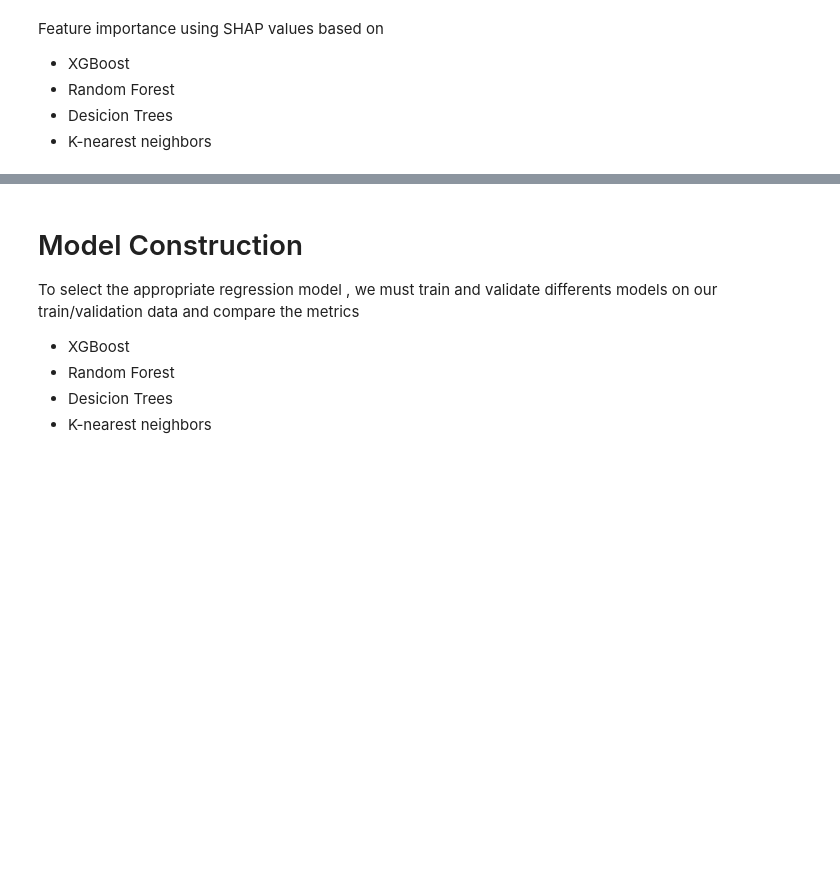
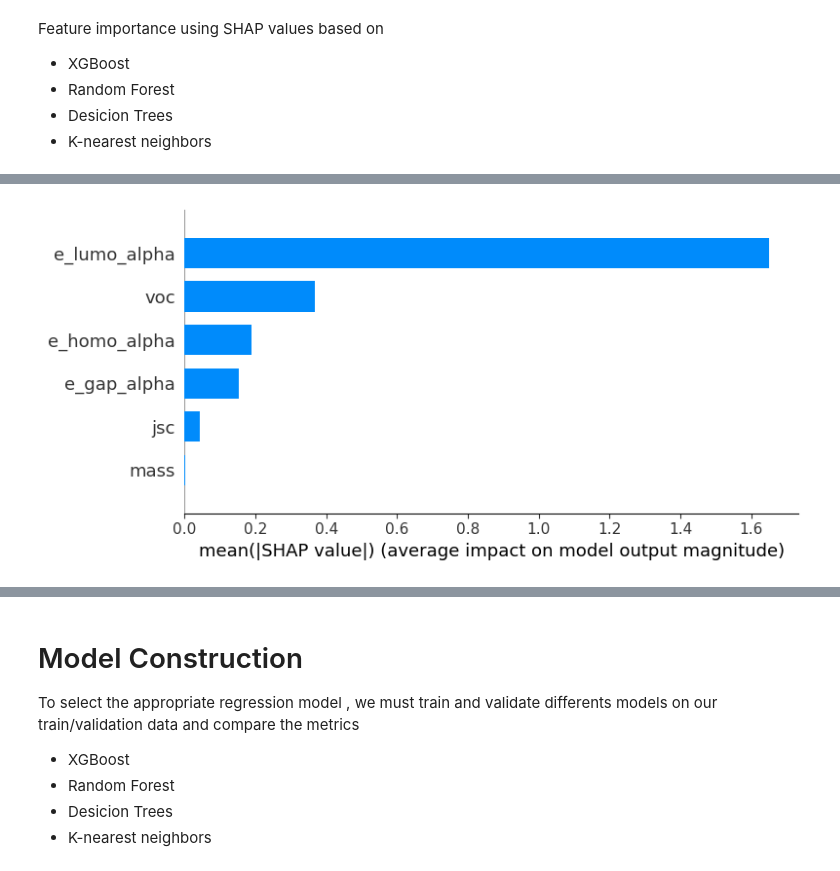
Before and after one commit to LANDRY-SANON/Performance-prediction-of-organic-solar-cells-using-artificial-intelligence, a Jupyter notebook: OPV_Prediction.ipynb, the cells around one changed output, grey strips where cells are left out. Saved outputs shown, nothing was run; the diff lists cells and outputs as text; code cells hidden in the pictures; blank space fills up the shorter version.

Commit message:
Decision Tree et KNN

```diff
--- a/OPV_Prediction.ipynb
+++ b/OPV_Prediction.ipynb
@@ -169,3 +172,22 @@ shap_values = explainer(X)
 
 # Display a barplot which show the importance of each features
 shap.summary_plot(shap_values, X, plot_type='bar', show=False)
+# %%
+# With decesionTree
+from sklearn.tree import DecisionTreeRegressor
+# Entraînement du modèle
+model = DecisionTreeRegressor(random_state=0)
+model.fit(X, y)
+
+# Calcul des valeurs d'importance avec SHAP
+explainer = shap.Explainer(model)
+shap_values = explainer(X)
+
+# Identificaton des features à supprimer
+#feature_importance = shap_values.mean(axis=0)
+#least_important = feature_importance.argsort()[:5]
+
+# Display a barplot which show the importance of each features
+shap.summary_plot(shap_values, X, plot_type='bar', show=False)
+# %% [output]
+[figure, added]
```
Also changed, not shown: parts of 4 cells of this notebook, 1 other file.
